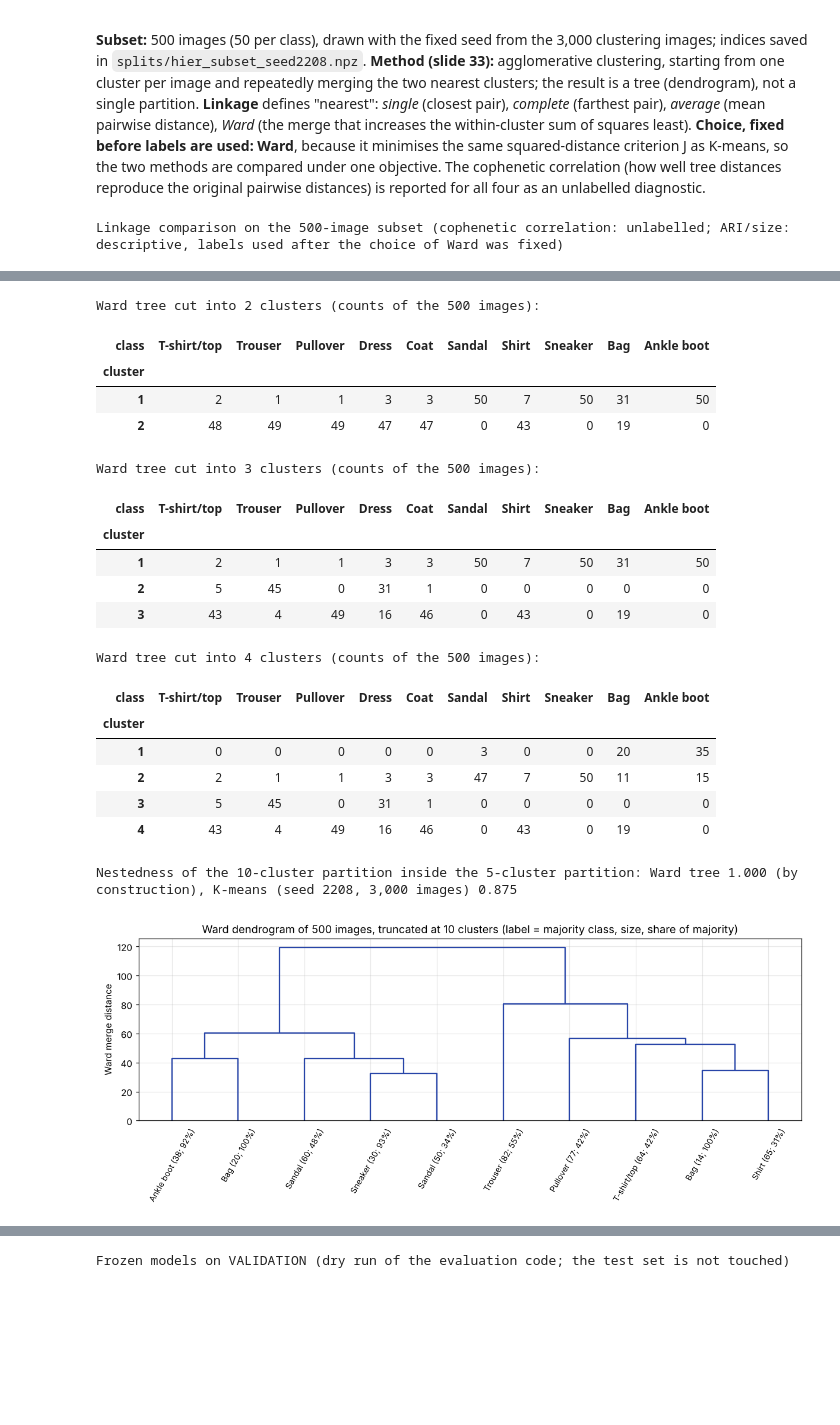
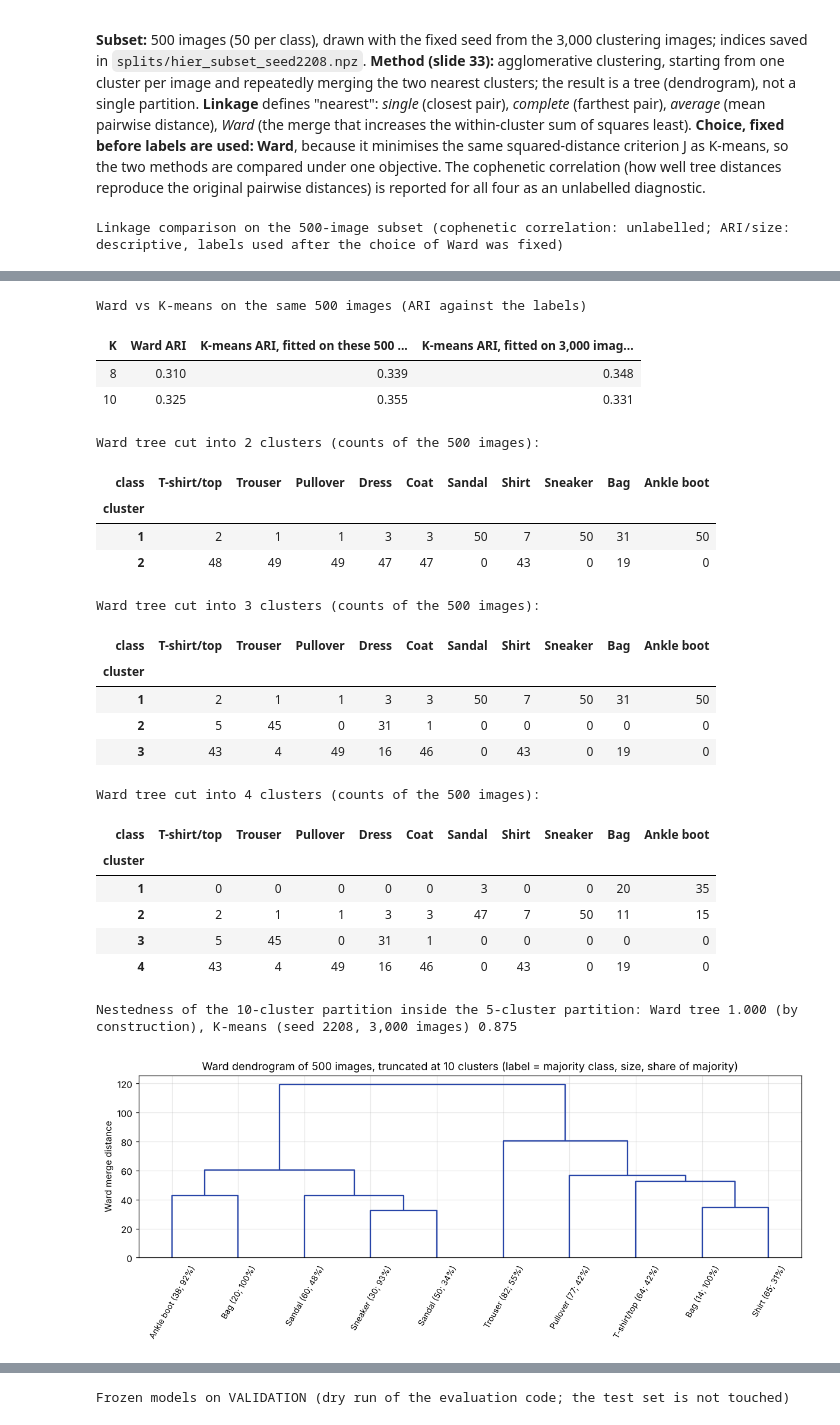
Before and after one commit to gulcinomercik/ecs708-fashion-mnist, a Jupyter notebook: ecs708_fashion_mnist.ipynb, the cells around one changed output, grey strips where cells are left out. Drawn from its saved outputs; the diff is of its cells as text; code cells hidden in the pictures; blank space fills up the shorter version.

```diff
--- a/ecs708_fashion_mnist.ipynb
+++ b/ecs708_fashion_mnist.ipynb
@@ -1040,6 +1040,10 @@ def restart_stability(Z, K, init, n=10):
     J = np.array([km.inertia_ for km in runs])
     return {"K": K, "init": init, "starts": n, "J min": J.min(), "J mean": J.mean(), "J max": J.max(), "(max-min)/mean": (J.max() - J.min()) / J.mean(), "ARI between starts (mean of 45 pairs)": pair_ari([km.labels_ for km in runs])}
 
+def heldout_scores(km, y_tr, Zv, yv):
+    """Fixed centroids, unseen images: each cluster is mapped to the majority class of its TRAINING images (no refit)."""
+    maj = pd.crosstab(km.labels_, y_tr).idxmax(axis=1); lv = km.predict(Zv)
+    return {"purity": float((yv == maj.loc[lv].to_numpy()).mean()), "ARI": adjusted_rand_score(yv, lv), "NMI": normalized_mutual_info_score(yv, lv)}
 def cluster_scores(labels, y):
     ct = pd.crosstab(labels, y); return {"purity": ct.max(axis=1).sum() / ct.values.sum(), "ARI": adjusted_rand_score(y, labels), "NMI": normalized_mutual_info_score(y, labels)}
 print("Protocol ready: K in", KS, "| seeds", SEEDS, "| best of", N_INIT, "random starts per fit | J = sum of squared distances to the assigned centre")
@@ -1176,14 +1185,21 @@ conf_rate = {p: (cm_lr[p[0], p[1]] + cm_lr[p[1], p[0]]) / (cm_lr[p[0]].sum() + c
 def overlap_table(km, y):
     share = np.array([np.bincount(km.labels_[y == c], minlength=km.n_clusters) / (y == c).sum() for c in range(10)])
     return {p: np.minimum(share[p[0]], share[p[1]]).sum() for p in pairs}
-link_rows = []
+link_rows, OV = [], {}
 for K in KM:
-    ov = overlap_table(KM[K], yc); rho, pval = spearmanr([ov[p] for p in pairs], [conf_rate[p] for p in pairs])
+    ov = overlap_table(KM[K], yc); OV[K] = ov; rho, pval = spearmanr([ov[p] for p in pairs], [conf_rate[p] for p in pairs])
     link_rows.append({"K": K, "Spearman rho (45 class pairs)": rho, "p-value": pval})
     top = sorted(pairs, key=lambda p: -ov[p])[:6]
     tab = pd.DataFrame([{"class pair": f"{CLASS_NAMES[a]} / {CLASS_NAMES[b]}", "cluster overlap": ov[(a, b)], "Part 1 LR confusion rate": conf_rate[(a, b)], "rank by LR confusion (of 45)": 1 + sorted(pairs, key=lambda p: -conf_rate[p]).index((a, b))} for a, b in top])
     tab.to_csv(RES4 / f"link_to_part1_K{K}.csv", index=False); print(f"K = {K}: class pairs with the highest cluster overlap, and how Part 1 ranks the same pairs"); display(tab.style.format({"cluster overlap": "{:.3f}", "Part 1 LR confusion rate": "{:.3f}"}).hide(axis="index"))
 link = pd.DataFrame(link_rows); link.to_csv(RES4 / "link_to_part1_summary.csv", index=False); display(link.style.format({"Spearman rho (45 class pairs)": "{:.2f}", "p-value": "{:.1e}"}).hide(axis="index"))
+fig, ax = plt.subplots(1, len(KM), figsize=(5.6 * len(KM), 4.6), squeeze=False); ax = ax[0]
+for a_, K in zip(ax, KM):
+    a_.scatter([OV[K][p] for p in pairs], [conf_rate[p] for p in pairs], color="#2845A8", alpha=.7)
+    for p in sorted(pairs, key=lambda q: -OV[K][q])[:5] + [(CLASS_NAMES.index("Trouser"), CLASS_NAMES.index("Dress"))]:
+        a_.annotate(f"{CLASS_NAMES[p[0]]}/{CLASS_NAMES[p[1]]}", (OV[K][p], conf_rate[p]), fontsize=7, xytext=(3, 3), textcoords="offset points")
+    a_.set_xlabel("cluster overlap of the class pair"); a_.set_ylabel("Part 1 LR confusion rate"); a_.set_title(f"K = {K}: Spearman {link.set_index('K').loc[K, 'Spearman rho (45 class pairs)']:.2f}"); a_.grid(alpha=.3)
+fig.tight_layout(); save_fig(fig, "fig12_overlap_vs_confusion", "4.3", "Cluster overlap against Part 1 logistic-regression confusion rate for the 45 class pairs (K-means, raw pixels, seed 2208)."); plt.show()
 for _, r in link.iterrows():
     log_experiment(id=f"P4-LINK-K{int(r['K'])}", part_task="4.3", question="Do class pairs that share K-means clusters match Part 1 confusions?", hypothesis="Yes: pairs of similar-looking classes both share clusters and are confused.",
         changed_variable="none", fixed_conditions="K-means partition (seed 2208) vs LR validation confusions", split="cluster_train_idx; validation 10k", seed=SEED, configuration=f"K={int(r['K'])}", metric="Spearman rho over 45 class pairs",
@@ -1236,52 +1255,69 @@ link_tab = pd.DataFrame(rows); link_tab.to_csv(RES4 / "linkage_comparison.csv",
 print("Linkage comparison on the 500-image subset (cophenetic correlation: unlabelled; ARI/size: descriptive, labels used after the choice of Ward was fixed)")
 display(link_tab.style.format({c: "{:.3f}" for c in link_tab.columns if c != "linkage"}).hide(axis="index"))
 for meth in LINKS:
     log_experiment(id=f"P4-HIER-{meth}", part_task="4.4", question="Which linkage, and what does the tree show?", hypothesis="Single linkage chains into one giant cluster; Ward gives balanced, K-means-like groups.",
         changed_variable="linkage", fixed_conditions="500 stratified images, raw pixels, Euclidean distance", split="hier_subset (from cluster_train_idx)", seed=SEED, configuration=meth, metric="cophenetic correlation",
         result=f"{link_tab.set_index('linkage').loc[meth, 'cophenetic correlation']:.3f}", output_path="results/part4/linkage_comparison.csv", notes="Ward chosen a priori (same criterion as K-means)")
 
+# like-for-like comparison with K-means on the SAME 500 images (labels used descriptively)
+pos = np.searchsorted(IDX["cluster_train_idx"], HIER_IDX); assert (IDX["cluster_train_idx"][pos] == HIER_IDX).all()
+cmp_rows = []
+for K in sorted({K_SEL, 10}):
+    cmp_rows.append({"K": K, "Ward ARI": adjusted_rand_score(yh, fcluster(LINKS["ward"], K, "maxclust")), "K-means ARI, fitted on these 500 images": adjusted_rand_score(yh, km_fit(Xh, K, SEED).labels_),
+                     "K-means ARI, fitted on 3,000 images (restricted to these 500)": adjusted_rand_score(yh, FITS_RAW[(K, SEED)].labels_[pos])})
+cmp500 = pd.DataFrame(cmp_rows); cmp500.to_csv(RES4 / "ward_vs_kmeans_same500.csv", index=False)
+print("Ward vs K-means on the same 500 images (ARI against the labels)"); display(cmp500.style.format({c: "{:.3f}" for c in cmp500.columns if c != "K"}).hide(axis="index"))
+for _, r in cmp500.iterrows():
+    log_experiment(id=f"P4-HIERCMP-K{int(r['K'])}", part_task="4.4", question="Is Ward comparable to K-means on identical images?", hypothesis="Similar agreement with the labels.", changed_variable="algorithm (Ward vs K-means)",
+        fixed_conditions="same 500 images, raw pixels, Euclidean distance", split="hier_subset", seed=SEED, configuration=f"K={int(r['K'])}", metric="ARI vs labels (Ward / K-means fitted on 500 / K-means from 3,000)",
+        result="{:.3f} / {:.3f} / {:.3f}".format(r["Ward ARI"], r["K-means ARI, fitted on these 500 images"], r["K-means ARI, fitted on 3,000 images (restricted to these 500)"]), output_path="results/part4/ward_vs_kmeans_same500.csv", notes="descriptive")
+
 # nested splits of the Ward tree: which classes separate first
 Zw = LINKS["ward"]; splits = {}
 for K in (2, 3, 4):
     lab = fcluster(Zw, K, "maxclust"); splits[K] = pd.crosstab(pd.Series(lab, name="cluster"), pd.Series(yh, name="class")).rename(columns=dict(enumerate(CLASS_NAMES)))
     print(f"Ward tree cut into {K} clusters (counts of the 500 images):"); display(splits[K])
 # nestedness: share of each finer cluster that falls in its majority coarse cluster (1.0 = perfectly nested)
 def nestedness(fine, coarse): return pd.crosstab(fine, coarse).max(axis=1).sum() / len(fine)
 nest_h = nestedness(fcluster(Zw, 10, "maxclust"), fcluster(Zw, 5, "maxclust")); nest_k = nestedness(FITS_RAW[(10, SEED)].labels_, FITS_RAW[(5, SEED)].labels_)
 print(f"Nestedness of the 10-cluster partition inside the 5-cluster partition: Ward tree {nest_h:.3f} (by construction), K-means (seed 2208, 3,000 images) {nest_k:.3f}")
 
 lab10 = fcluster(Zw, 10, "maxclust"); nodes = to_tree(Zw, rd=True)[1]
 def leaf_label(i):
     if i < len(yh): return CLASS_NAMES[yh[i]]
     mem = nodes[i].pre_order(); maj = np.bincount(yh[mem], minlength=10).argmax(); return f"{CLASS_NAMES[maj]} ({len(mem)}; {np.mean(yh[mem] == maj):.0%})"
 fig, ax = plt.subplots(figsize=(11, 4.6)); dendrogram(Zw, truncate_mode="lastp", p=10, leaf_label_func=leaf_label, leaf_rotation=60, leaf_font_size=9, color_threshold=0, above_threshold_color="#2845A8", ax=ax)
 ax.set_ylabel("Ward merge distance"); ax.set_title("Ward dendrogram of 500 images, truncated at 10 clusters (label = majority class, size, share of majority)"); fig.tight_layout()
-save_fig(fig, "fig12_dendrogram_ward", "4.4", "Ward dendrogram of the 500-image subset truncated at ten clusters; leaf labels give the majority class, cluster size and the share of the majority class."); plt.show()
+save_fig(fig, "fig13_dendrogram_ward", "4.4", "Ward dendrogram of the 500-image subset truncated at ten clusters; leaf labels give the majority class, cluster size and the share of the majority class."); plt.show()
 # %% [output]
 Linkage comparison on the 500-image subset (cophenetic correlation: unlabelled; ARI/size: descriptive, labels used after the choice of Ward was fixed)
 | linkage | cophenetic correlation | ARI vs labels at 8 clusters | largest cluster share at 8 | ARI vs labels at 10 clusters | ... |
 | single | 0.290 | -0.000 | 0.986 | -0.000 | ... |
 | complete | 0.639 | 0.282 | 0.230 | 0.282 | ... |
 | average | 0.689 | 0.244 | 0.312 | 0.243 | ... |
 | ward | 0.600 | 0.310 | 0.164 | 0.325 | ... |
-Ward tree cut into 2 clusters (counts of the 500 images):
+Ward vs K-means on the same 500 images (ARI against the labels)
-| class | T-shirt/top | Trouser | Pullover | Dress | Coat | Sandal | Shirt | Sneaker | Bag | Ankle boot |
-| cluster |  |  |  |  |  |  |  |  |  |  |
-| 1 | 2 | 1 | 1 | 3 | 3 | 50 | 7 | 50 | 31 | 50 |
-| 2 | 48 | 49 | 49 | 47 | 47 | 0 | 43 | 0 | 19 | 0 |
+| K | Ward ARI | K-means ARI, fitted on these 500 ... | K-means ARI, fitted on 3,000 imag... |
+| 8 | 0.310 | 0.339 | 0.348 |
+| 10 | 0.325 | 0.355 | 0.331 |
-Ward tree cut into 3 clusters (counts of the 500 images):
+Ward tree cut into 2 clusters (counts of the 500 images):
 | class | T-shirt/top | Trouser | Pullover | Dress | Coat | Sandal | Shirt | Sneaker | Bag | Ankle boot |
 | cluster |  |  |  |  |  |  |  |  |  |  |
 | 1 | 2 | 1 | 1 | 3 | 3 | 50 | 7 | 50 | 31 | 50 |
-| 2 | 5 | 45 | 0 | 31 | 1 | 0 | 0 | 0 | 0 | 0 |
-| 3 | 43 | 4 | 49 | 16 | 46 | 0 | 43 | 0 | 19 | 0 |
+| 2 | 48 | 49 | 49 | 47 | 47 | 0 | 43 | 0 | 19 | 0 |
-Ward tree cut into 4 clusters (counts of the 500 images):
+Ward tree cut into 3 clusters (counts of the 500 images):
 | class | T-shirt/top | Trouser | Pullover | Dress | Coat | Sandal | Shirt | Sneaker | Bag | Ankle boot |
 | cluster |  |  |  |  |  |  |  |  |  |  |
-| 1 | 0 | 0 | 0 | 0 | 0 | 3 | 0 | 0 | 20 | 35 |
-| 2 | 2 | 1 | 1 | 3 | 3 | 47 | 7 | 50 | 11 | 15 |
-| 3 | 5 | 45 | 0 | 31 | 1 | 0 | 0 | 0 | 0 | 0 |
-| 4 | 43 | 4 | 49 | 16 | 46 | 0 | 43 | 0 | 19 | 0 |
+| 1 | 2 | 1 | 1 | 3 | 3 | 50 | 7 | 50 | 31 | 50 |
+| 2 | 5 | 45 | 0 | 31 | 1 | 0 | 0 | 0 | 0 | 0 |
+| 3 | 43 | 4 | 49 | 16 | 46 | 0 | 43 | 0 | 19 | 0 |
-Nestedness of the 10-cluster partition inside the 5-cluster partition: Ward tree 1.000 (by construction), K-means (seed 2208, 3,000 images) 0.875
+Ward tree cut into 4 clusters (counts of the 500 images):
+| class | T-shirt/top | Trouser | Pullover | Dress | Coat | Sandal | Shirt | Sneaker | Bag | Ankle boot |
+| cluster |  |  |  |  |  |  |  |  |  |  |
+| 1 | 0 | 0 | 0 | 0 | 0 | 3 | 0 | 0 | 20 | 35 |
+| 2 | 2 | 1 | 1 | 3 | 3 | 47 | 7 | 50 | 11 | 15 |
+| 3 | 5 | 45 | 0 | 31 | 1 | 0 | 0 | 0 | 0 | 0 |
+| 4 | 43 | 4 | 49 | 16 | 46 | 0 | 43 | 0 | 19 | 0 |
+Nestedness of the 10-cluster partition inside the 5-cluster partition: Ward tree 1.000 (by construction), K-means (seed 2208, 3,000 images) 0.875
 [figure]
 # %% [markdown]
```
Also changed, not shown: parts of 19 cells of this notebook, 24 other files.
